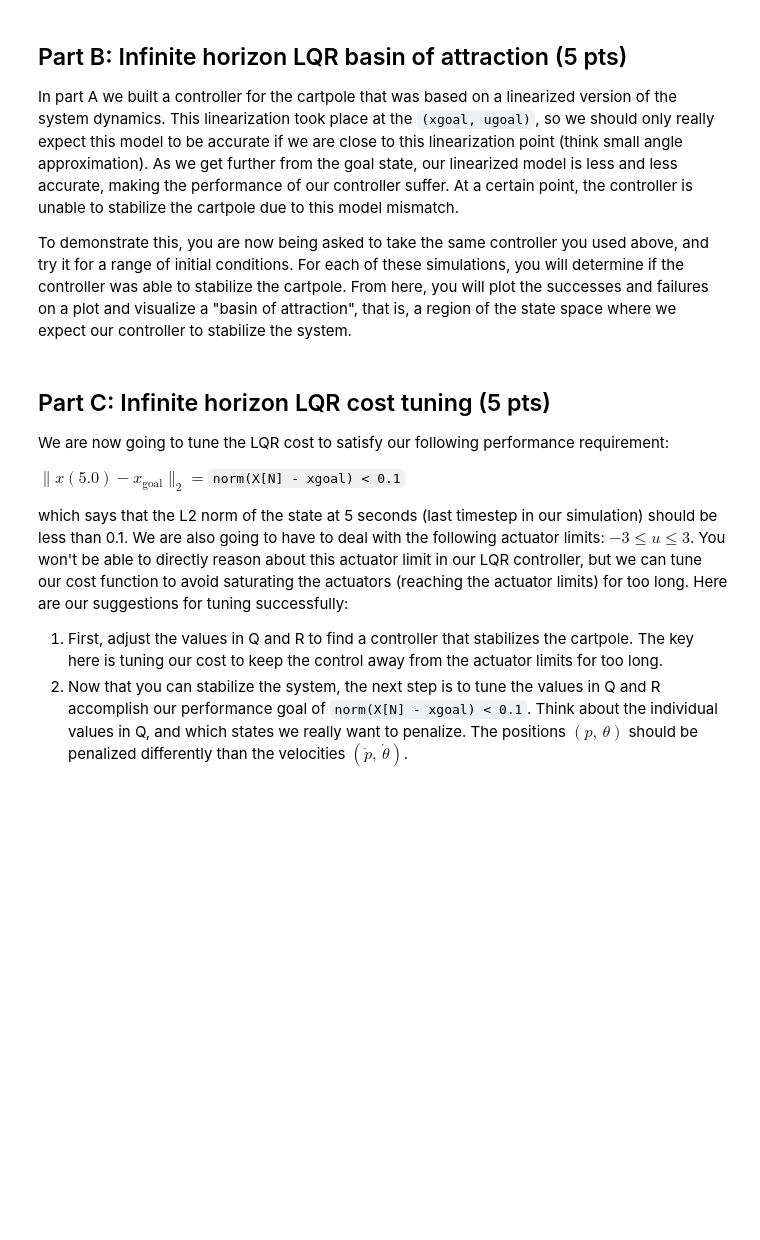
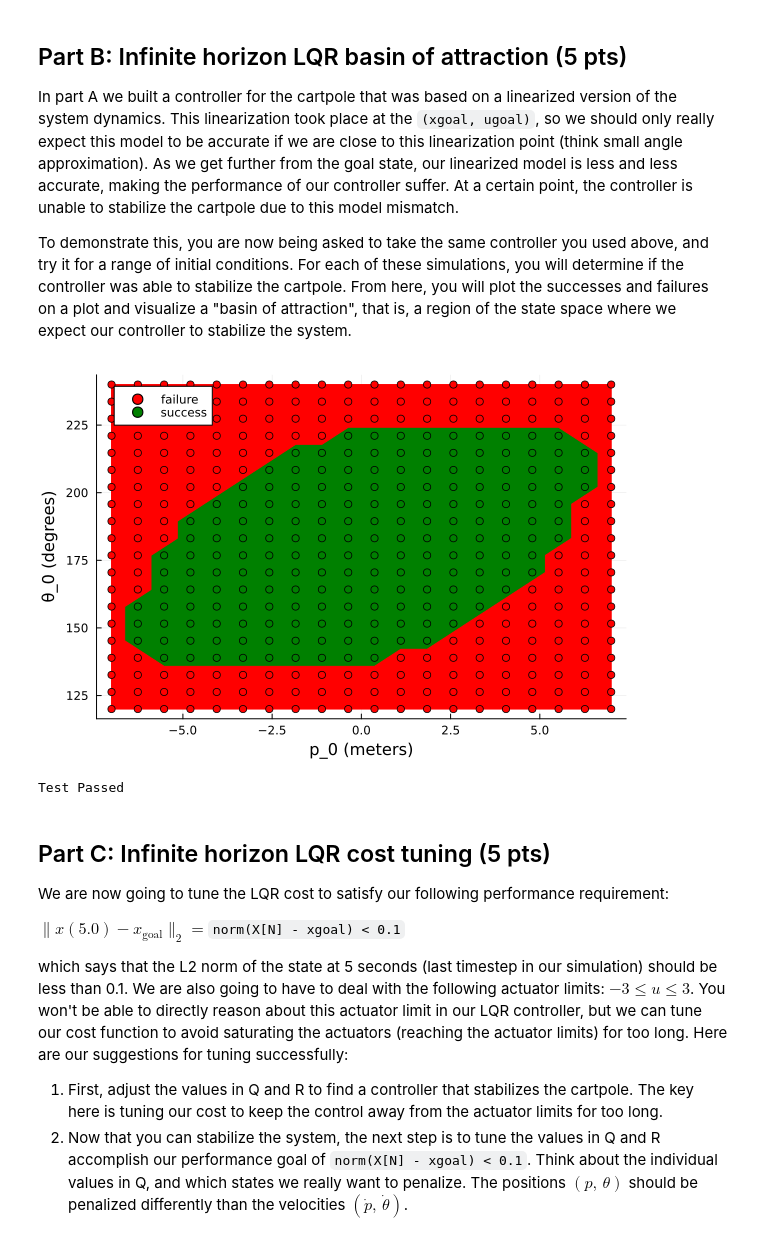
Before and after one commit to stevenwman/OCRL2024, a Jupyter notebook: HW/HW2_S24/Q2.ipynb, the cells around one changed output. Cells and saved outputs as stored; diff of their text form; code cells hidden in the pictures; blank space fills up the shorter version.

```diff
--- a/HW/HW2_S24/Q2.ipynb
+++ b/HW/HW2_S24/Q2.ipynb
@@ -237,7 +236,11 @@ function check_simulation_convergence(params_real, initial_condition, Kinf, xgoa
         is_controlled: bool
     """
 
+    nx = 4
+    xgoal = [0, pi, 0, 0]
+    X = [zeros(nx) for i = 1:N]
     x0 = 1 * initial_condition
+    X[1] = x0
 
     is_controlled = false
 
@@ -249,6 +252,14 @@ function check_simulation_convergence(params_real, initial_condition, Kinf, xgoa
     # you should consider the simulation to have been successfuly controlled if the
     # L2 norm of |xfinal - xgoal| < 0.1. (norm(xfinal-xgoal) < 0.1 in Julia)
 
+    for ii = 2:N
+        X[ii] = rk4(params_real, X[ii-1], -Kinf*(X[ii-1]-xgoal), dt)
+        if norm(X[ii]) > 100
+            return is_controlled
+        end
+    end
+
+    is_controlled = (norm(X[end]-xgoal)) < 0.1
 
     return is_controlled
 end
@@ -277,33 +288,61 @@ let
     # cost terms
     Q = diagm([1,1,.05,.1])
     R = 0.1*diagm(ones(nu))
 
     Kinf = zeros(1,4)
+    P = deepcopy(Q)
+    tol = 1e-5
+
+    x_linearize = xgoal
+    u_linearize = 0
+
+    Ac = FD.jacobian(_x -> dynamics(params_est, _x, u_linearize), x_linearize)
+    Bc = FD.derivative(_u -> dynamics(params_est, x_linearize, _u), u_linearize)
+
+    Dc = zeros(nx+nu,nx+nu)
+    Dc[1:nx, 1:nx+nu] = [Ac Bc]
+    Dd = exp(Dc*dt)
+    A, B = (Dd[1:nx, 1:nx], Dd[1:nx, (nx+1):(nx+nu)])
+
+    for ricatti_iter = 1:1000
+        K = (R + B' * P * B) \ (B' * P * A)
+        P_kp1 = Q + A'* P * (A - B * K)
+
+        if norm(P - P_kp1) < tol
+            Kinf = K
+            break
+        end
+
+        P = P_kp1
+    end
 
     # create the set of initial conditions we want to test for convergence
     initial_conditions, ps, thetas = create_initial_conditions()
 
     convergence_list = []
 
     for initial_condition in initial_conditions
 
         convergence = check_simulation_convergence(params_real,
                                                    initial_condition,
                                                    Kinf, xgoal, N, dt)
 
         push!(convergence_list, convergence)
     end
 
     plot_basin_of_attraction(initial_conditions, convergence_list, ps, rad2deg.(thetas))
 
 
     # -------------tests------------------
     @test sum(convergence_list) < 190
     @test sum(convergence_list) > 180
     @test length(convergence_list) == 400
     @test length(initial_conditions) == 400
 
 end
+# %% [output]
+[figure, added]
+Test Passed
 # %% [markdown]
 ## Part C: Infinite horizon LQR cost tuning (5 pts)
 
```
Also changed, not shown: parts of 2 cells of this notebook.
